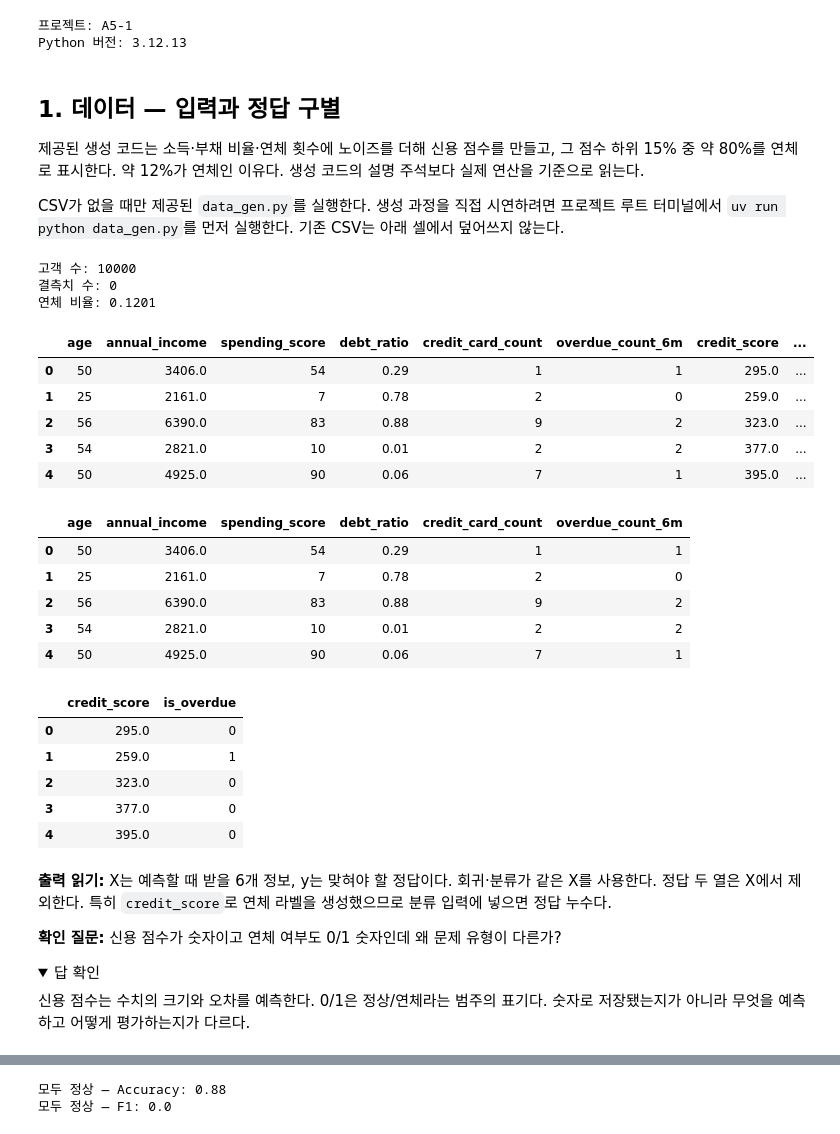
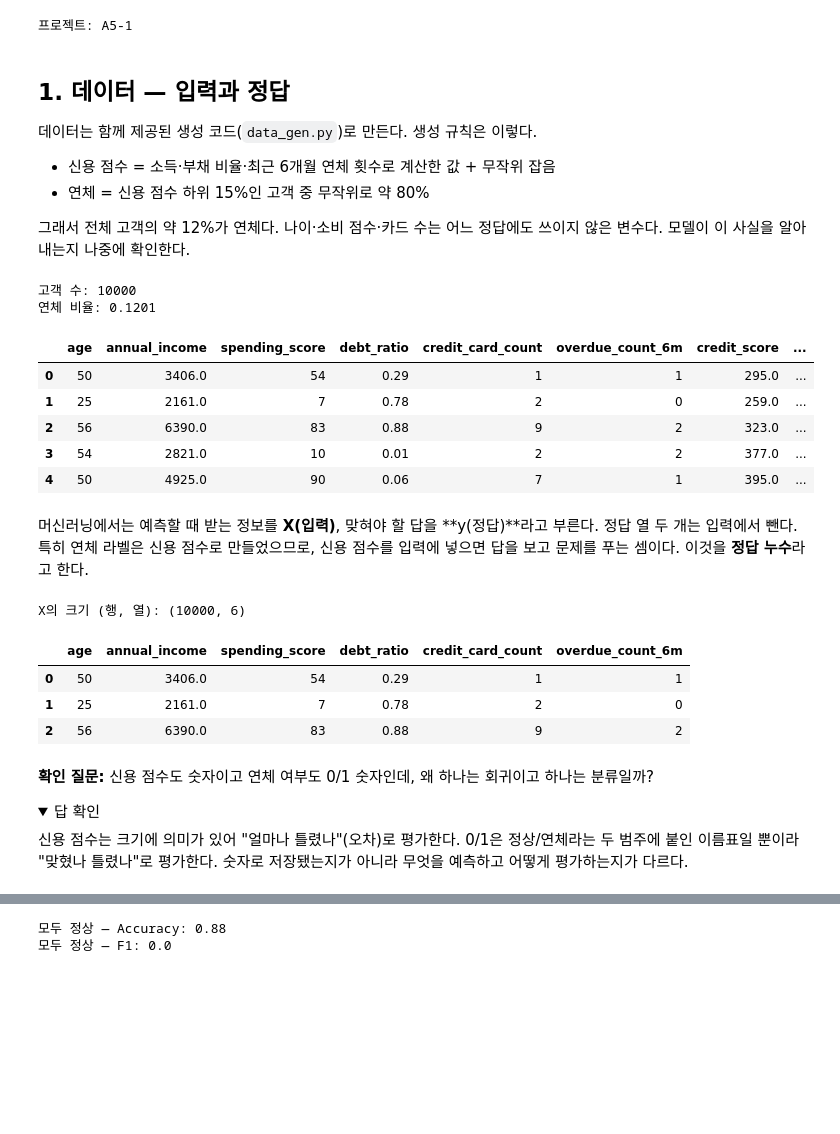
Before and after one commit to feelosophysics/codsaid, a Jupyter notebook: 02_Advanced/A5-1/notebooks/learning_walkthrough.ipynb, the cells around one changed output, grey strips where cells are left out. Saved outputs shown, nothing was run; the diff lists cells and outputs as text; code cells hidden in the pictures; folded sections open; blank space fills up the shorter version.

```diff
--- a/02_Advanced/A5-1/notebooks/learning_walkthrough.ipynb
+++ b/02_Advanced/A5-1/notebooks/learning_walkthrough.ipynb
@@ -34,22 +33,20 @@ for candidate_folder in [Path.cwd()] + list(Path.cwd().parents):
 if project_root is None:
     raise FileNotFoundError("A5-1 폴더를 찾지 못했습니다. A5-1 또는 notebooks에서 실행하세요.")
 
-if str(project_root) not in sys.path:
-    sys.path.insert(0, str(project_root))
-
-RANDOM_STATE = 42
+RANDOM_STATE = 42  # 무작위 과정(분할 등)을 매번 같게 재현하기 위한 번호
 pd.set_option("display.precision", 4)
 print("프로젝트:", project_root.name)
-print("Python 버전:", sys.version.split()[0])
 # %% [output]
 프로젝트: A5-1
-Python 버전: 3.12.13
-# %% [markdown]
-## 1. 데이터 — 입력과 정답 구별
-
-제공된 생성 코드는 소득·부채 비율·연체 횟수에 노이즈를 더해 신용 점수를 만들고, 그 점수 하위 15% 중 약 80%를 연체로 표시한다. 약 12%가 연체인 이유다. 생성 코드의 설명 주석보다 실제 연산을 기준으로 읽는다.
-
-CSV가 없을 때만 제공된 `data_gen.py`를 실행한다. 생성 과정을 직접 시연하려면 프로젝트 루트 터미널에서 `uv run python data_gen.py`를 먼저 실행한다. 기존 CSV는 아래 셀에서 덮어쓰지 않는다.
+# %% [markdown]
+## 1. 데이터 — 입력과 정답
+
+데이터는 함께 제공된 생성 코드(`data_gen.py`)로 만든다. 생성 규칙은 이렇다.
+
+- 신용 점수 = 소득·부채 비율·최근 6개월 연체 횟수로 계산한 값 + 무작위 잡음
+- 연체 = 신용 점수 하위 15%인 고객 중 무작위로 약 80%
+
+그래서 전체 고객의 약 12%가 연체다. 나이·소비 점수·카드 수는 어느 정답에도 쓰이지 않은 변수다. 모델이 이 사실을 알아내는지 나중에 확인한다.
 # %%
 data_path = project_root / "finance_data.csv"
 if not data_path.exists():
@@ -58,13 +55,10 @@ if not data_path.exists():
 
 customers = pd.read_csv(data_path)
 print("고객 수:", len(customers))
-print("결측치 수:", customers.isna().sum().sum())
 print("연체 비율:", customers["is_overdue"].mean())
-assert len(customers) == 10_000
 display(customers.head())
 # %% [output]
 고객 수: 10000
-결측치 수: 0
 연체 비율: 0.1201
 |  | age | annual_income | spending_score | debt_ratio | credit_card_count | overdue_count_6m | credit_score | ... |
 | 0 | 50 | 3406.0 | 54 | 0.29 | 1 | 1 | 295.0 | ... |
@@ -72,32 +66,25 @@ display(customers.head())
 | 2 | 56 | 6390.0 | 83 | 0.88 | 9 | 2 | 323.0 | ... |
 | 3 | 54 | 2821.0 | 10 | 0.01 | 2 | 2 | 377.0 | ... |
 | 4 | 50 | 4925.0 | 90 | 0.06 | 7 | 1 | 395.0 | ... |
+# %% [markdown]
+머신러닝에서는 예측할 때 받는 정보를 **X(입력)**, 맞혀야 할 답을 **y(정답)**라고 부른다. 정답 열 두 개는 입력에서 뺀다. 특히 연체 라벨은 신용 점수로 만들었으므로, 신용 점수를 입력에 넣으면 답을 보고 문제를 푸는 셈이다. 이것을 **정답 누수**라고 한다.
 # %%
 feature_columns = [
     "age", "annual_income", "spending_score", "debt_ratio",
     "credit_card_count", "overdue_count_6m",
 ]
 X = customers[feature_columns]
-y_classification = customers["is_overdue"]
-y_regression = customers["credit_score"]
+y_classification = customers["is_overdue"]   # 분류 정답: 0 또는 1
+y_regression = customers["credit_score"]     # 회귀 정답: 점수
 
-display(X.head())
-display(customers[["credit_score", "is_overdue"]].head())
+print("X의 크기 (행, 열):", X.shape)
+display(X.head(3))
 # %% [output]
+X의 크기 (행, 열): (10000, 6)
 |  | age | annual_income | spending_score | debt_ratio | credit_card_count | overdue_count_6m |
 | 0 | 50 | 3406.0 | 54 | 0.29 | 1 | 1 |
 | 1 | 25 | 2161.0 | 7 | 0.78 | 2 | 0 |
 | 2 | 56 | 6390.0 | 83 | 0.88 | 9 | 2 |
-| 3 | 54 | 2821.0 | 10 | 0.01 | 2 | 2 |
-| 4 | 50 | 4925.0 | 90 | 0.06 | 7 | 1 |
-|  | credit_score | is_overdue |
-| 0 | 295.0 | 0 |
-| 1 | 259.0 | 1 |
-| 2 | 323.0 | 0 |
-| 3 | 377.0 | 0 |
-| 4 | 395.0 | 0 |
 # %% [markdown]
-**출력 읽기:** X는 예측할 때 받을 6개 정보, y는 맞혀야 할 정답이다. 회귀·분류가 같은 X를 사용한다. 정답 두 열은 X에서 제외한다. 특히 `credit_score`로 연체 라벨을 생성했으므로 분류 입력에 넣으면 정답 누수다.
-
-**확인 질문:** 신용 점수가 숫자이고 연체 여부도 0/1 숫자인데 왜 문제 유형이 다른가?
-<details><summary>답 확인</summary>신용 점수는 수치의 크기와 오차를 예측한다. 0/1은 정상/연체라는 범주의 표기다. 숫자로 저장됐는지가 아니라 무엇을 예측하고 어떻게 평가하는지가 다르다.</details>
+**확인 질문:** 신용 점수도 숫자이고 연체 여부도 0/1 숫자인데, 왜 하나는 회귀이고 하나는 분류일까?
+<details><summary>답 확인</summary>신용 점수는 크기에 의미가 있어 "얼마나 틀렸나"(오차)로 평가한다. 0/1은 정상/연체라는 두 범주에 붙인 이름표일 뿐이라 "맞혔나 틀렸나"로 평가한다. 숫자로 저장됐는지가 아니라 무엇을 예측하고 어떻게 평가하는지가 다르다.</details>
```
Also changed, not shown: parts of 131 cells of this notebook, 2 other files.
